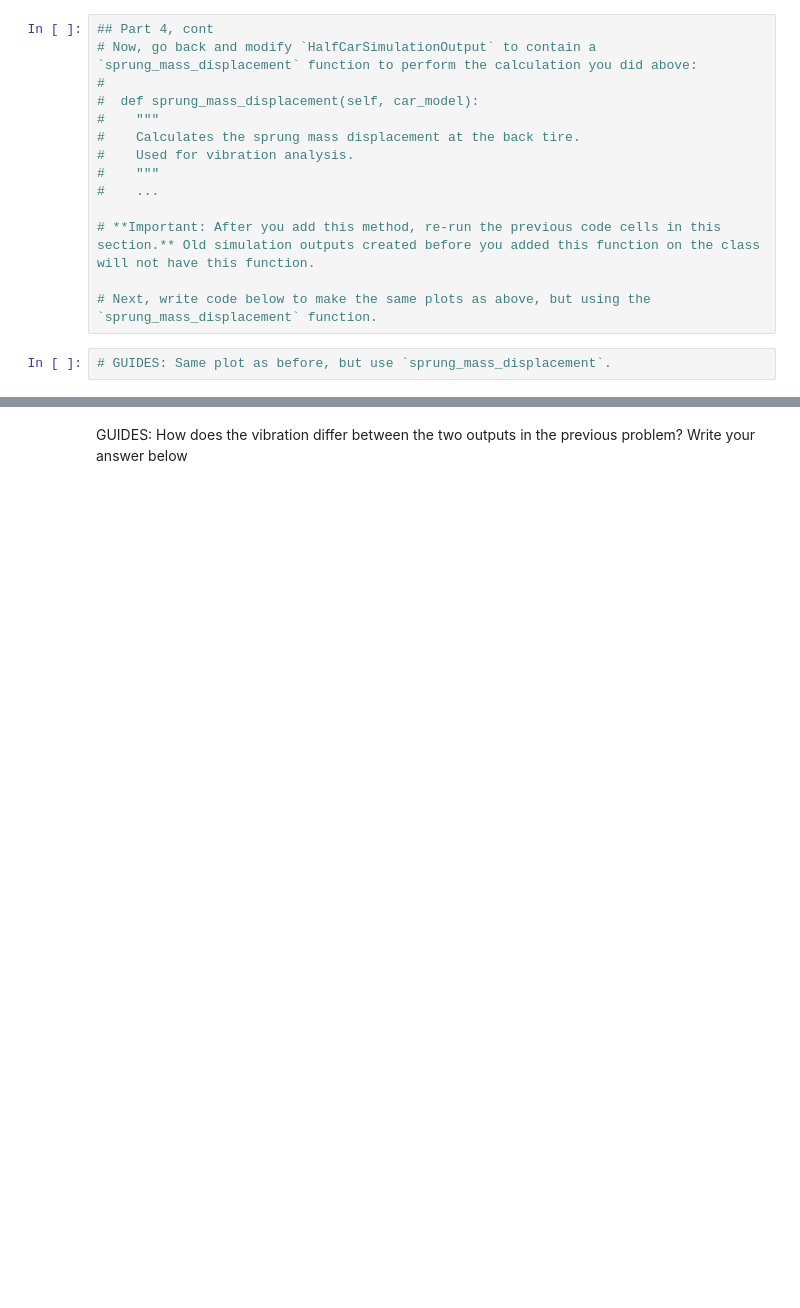
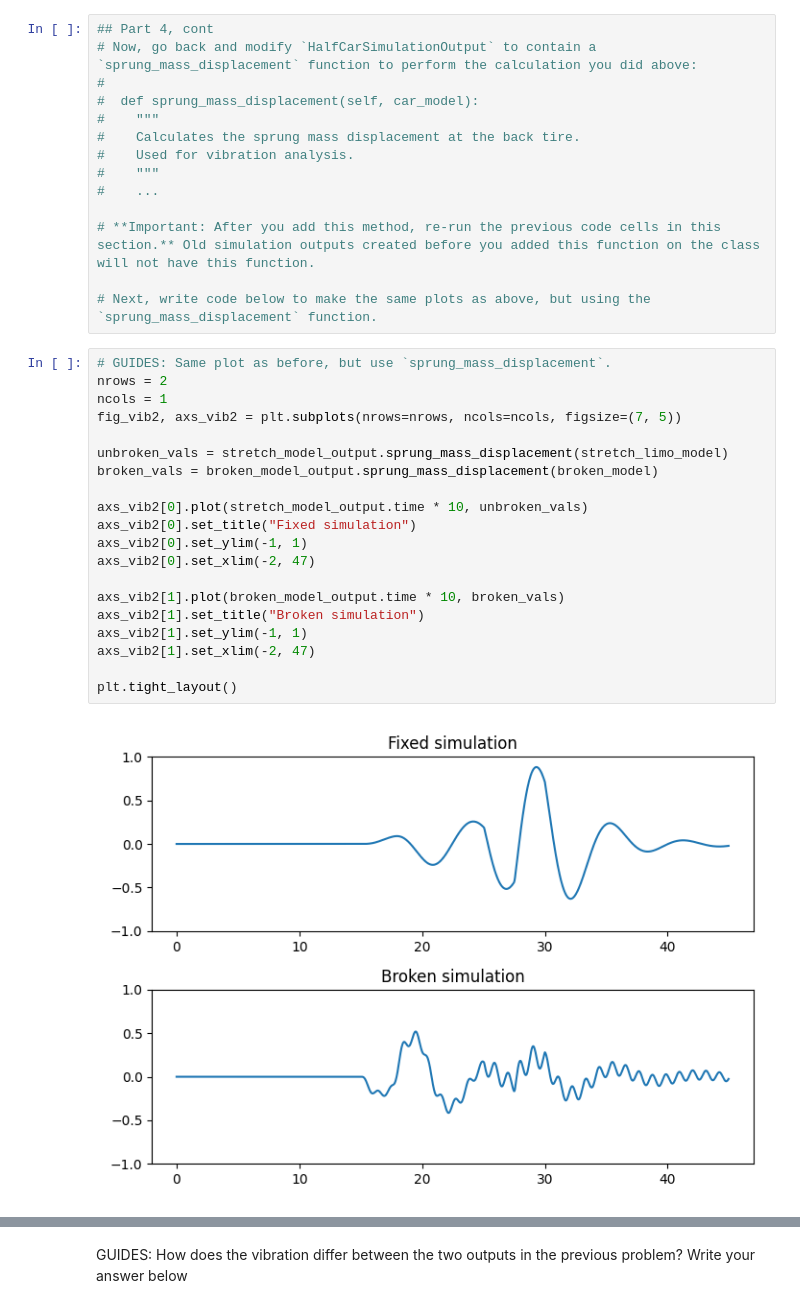
Before and after one commit to JPizzleDrizzle/JPIntroPythonProgramming, a Jupyter notebook: Week_6_classes/HW_3_classes_and_simulation.ipynb, the cells around one changed output, grey strips where cells are left out. Saved outputs shown, nothing was run; the diff lists cells and outputs as text; blank space fills up the shorter version.

```diff
--- a/Week_6_classes/HW_3_classes_and_simulation.ipynb
+++ b/Week_6_classes/HW_3_classes_and_simulation.ipynb
@@ -772,5 +799,25 @@ fig_vib, axs_vib = (..., ...)
 # Next, write code below to make the same plots as above, but using the `sprung_mass_displacement` function.
 # %%
 # GUIDES: Same plot as before, but use `sprung_mass_displacement`.
+nrows = 2
+ncols = 1
+fig_vib2, axs_vib2 = plt.subplots(nrows=nrows, ncols=ncols, figsize=(7, 5))
+
+unbroken_vals = stretch_model_output.sprung_mass_displacement(stretch_limo_model)
+broken_vals = broken_model_output.sprung_mass_displacement(broken_model)
+
+axs_vib2[0].plot(stretch_model_output.time * 10, unbroken_vals)
+axs_vib2[0].set_title("Fixed simulation")
+axs_vib2[0].set_ylim(-1, 1)
+axs_vib2[0].set_xlim(-2, 47)
+
+axs_vib2[1].plot(broken_model_output.time * 10, broken_vals)
+axs_vib2[1].set_title("Broken simulation")
+axs_vib2[1].set_ylim(-1, 1)
+axs_vib2[1].set_xlim(-2, 47)
+
+plt.tight_layout()
+# %% [output]
+[figure, added]
 # %%
 grader.check("visualize_vibration")
```
Also changed, not shown: parts of 12 cells of this notebook, 1 other file.
